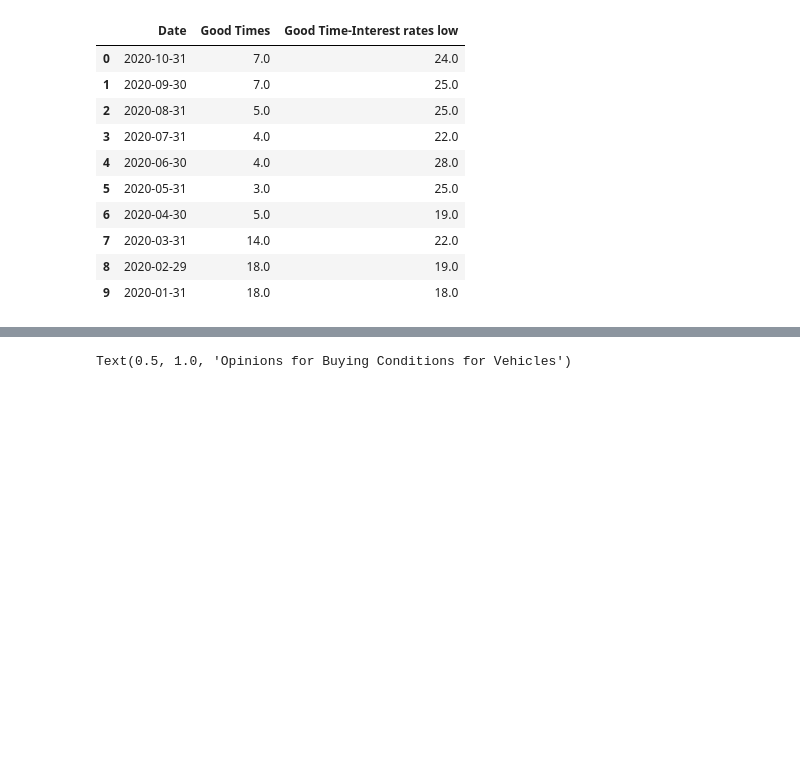
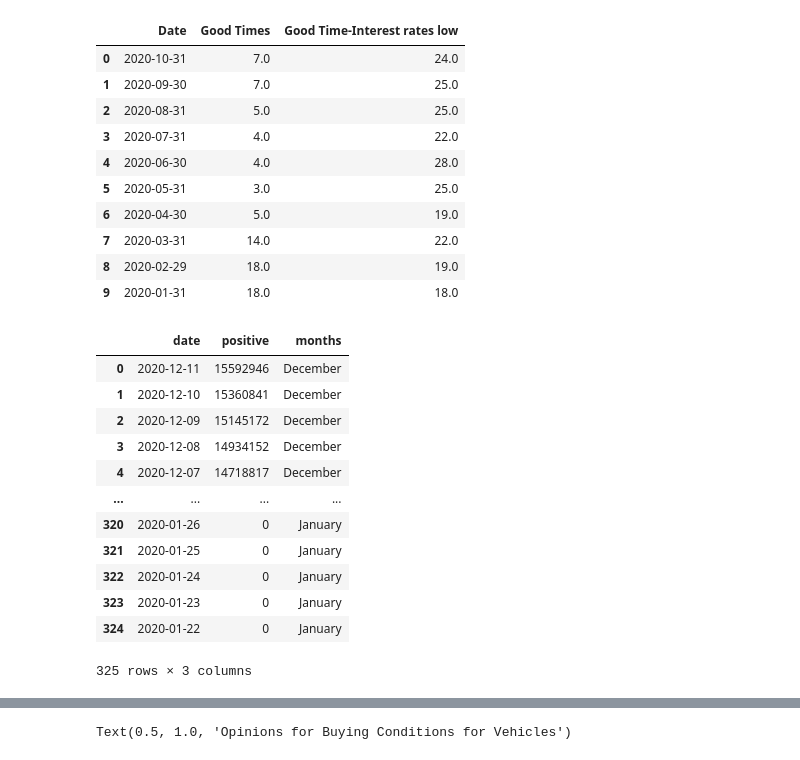
Before and after one commit to danawoodruff/Car-Sales-Analysis, a Jupyter notebook: COVID_data/Covid_data.ipynb, the cells around one changed output, grey strips where cells are left out. Cells and saved outputs as stored; diff of their text form; code cells hidden in the pictures; blank space fills up the shorter version.

Commit message:
added code to group positive covid cases to be grouped by month

```diff
--- a/COVID_data/Covid_data.ipynb
+++ b/COVID_data/Covid_data.ipynb
@@ -349,3 +349,21 @@ Con_Sum_df
 | 9 | 2020-01-31 | 18.0 | 18.0 |
 # %%
 # sum of each month for Covid Data
+usCovid_df['date'] = pd.to_datetime(usCovid_df['date'])
+# %%
+usCovid_df['months'] = usCovid_df['date'].apply(lambda x:x.strftime('%B'))
+usCovid_df
+# %% [output]
+|  | date | positive | months |
+| 0 | 2020-12-11 | 15592946 | December |
+| 1 | 2020-12-10 | 15360841 | December |
+| 2 | 2020-12-09 | 15145172 | December |
+| 3 | 2020-12-08 | 14934152 | December |
+| 4 | 2020-12-07 | 14718817 | December |
+| ... | ... | ... | ... |
+| 320 | 2020-01-26 | 0 | January |
+| 321 | 2020-01-25 | 0 | January |
+| 322 | 2020-01-24 | 0 | January |
+| 323 | 2020-01-23 | 0 | January |
+| 324 | 2020-01-22 | 0 | January |
+325 rows × 3 columns
```
Also changed, not shown: parts of 2 cells of this notebook.
